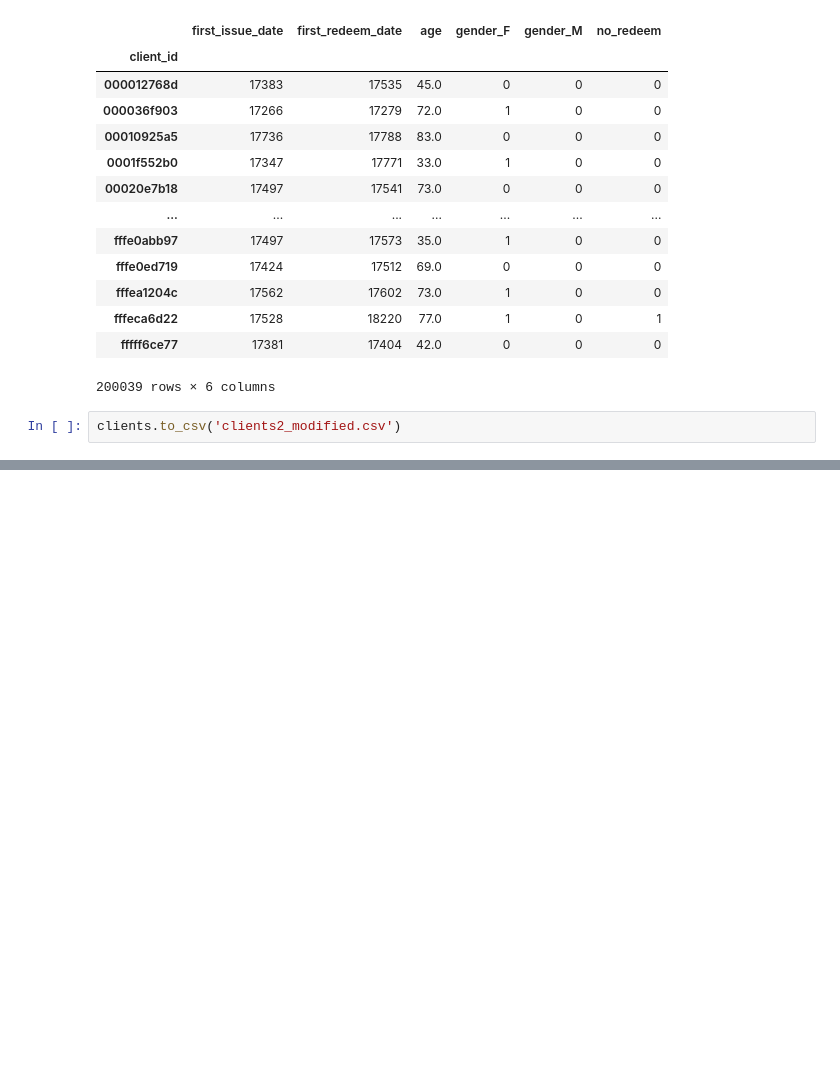
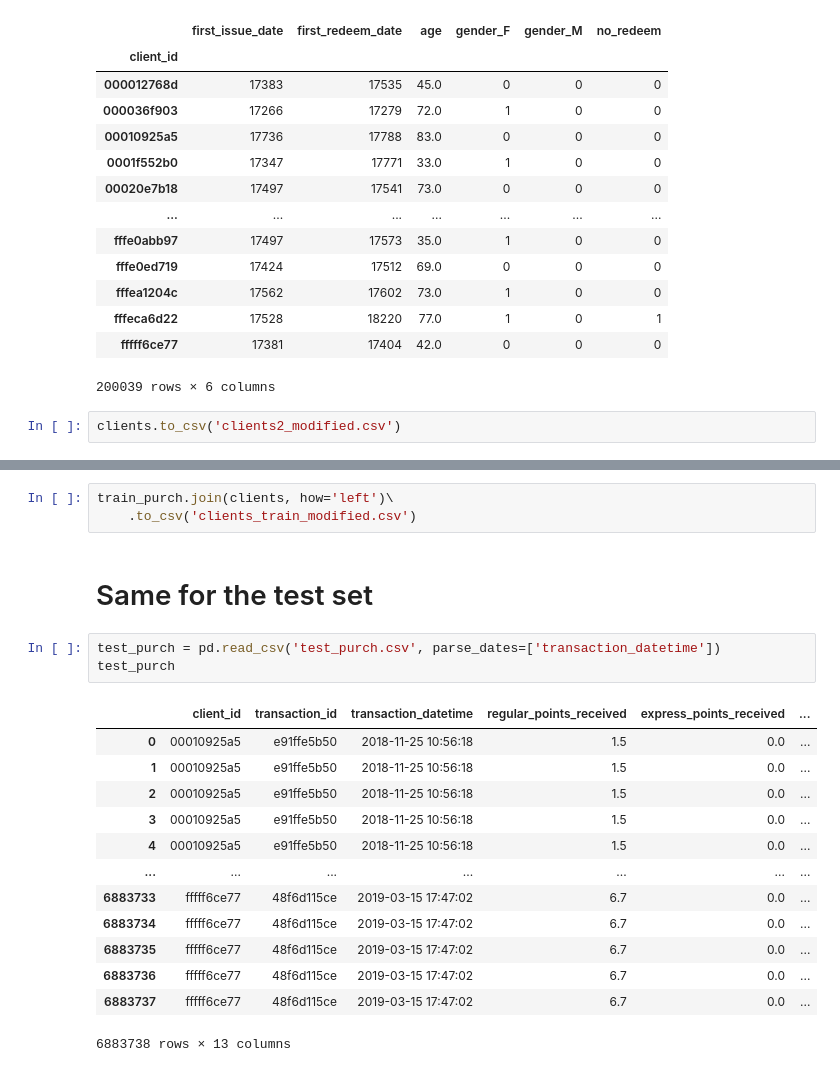
Before and after one commit to Denis-Kazakov/Kaggle_CFT_uplift, a Jupyter notebook: data_prep.ipynb, the cells around one changed output, grey strips where cells are left out. Cells and saved outputs as stored; diff of their text form; blank space fills up the shorter version.

```diff
--- a/data_prep.ipynb
+++ b/data_prep.ipynb
@@ -148,0 +237,22 @@ clients.to_csv('clients2_modified.csv')
+# %%
+train_purch.join(clients, how='left')\
+    .to_csv('clients_train_modified.csv')
+# %% [markdown]
+# Same for the test set
+# %%
+test_purch = pd.read_csv('test_purch.csv', parse_dates=['transaction_datetime'])
+test_purch
+# %% [output]
+|  | client_id | transaction_id | transaction_datetime | regular_points_received | express_points_received | ... |
+| 0 | 00010925a5 | e91ffe5b50 | 2018-11-25 10:56:18 | 1.5 | 0.0 | ... |
+| 1 | 00010925a5 | e91ffe5b50 | 2018-11-25 10:56:18 | 1.5 | 0.0 | ... |
+| 2 | 00010925a5 | e91ffe5b50 | 2018-11-25 10:56:18 | 1.5 | 0.0 | ... |
+| 3 | 00010925a5 | e91ffe5b50 | 2018-11-25 10:56:18 | 1.5 | 0.0 | ... |
+| 4 | 00010925a5 | e91ffe5b50 | 2018-11-25 10:56:18 | 1.5 | 0.0 | ... |
+| ... | ... | ... | ... | ... | ... | ... |
+| 6883733 | fffff6ce77 | 48f6d115ce | 2019-03-15 17:47:02 | 6.7 | 0.0 | ... |
+| 6883734 | fffff6ce77 | 48f6d115ce | 2019-03-15 17:47:02 | 6.7 | 0.0 | ... |
+| 6883735 | fffff6ce77 | 48f6d115ce | 2019-03-15 17:47:02 | 6.7 | 0.0 | ... |
+| 6883736 | fffff6ce77 | 48f6d115ce | 2019-03-15 17:47:02 | 6.7 | 0.0 | ... |
+| 6883737 | fffff6ce77 | 48f6d115ce | 2019-03-15 17:47:02 | 6.7 | 0.0 | ... |
+6883738 rows × 13 columns
```
Also changed, not shown: parts of 8 cells of this notebook, 17 other files.
